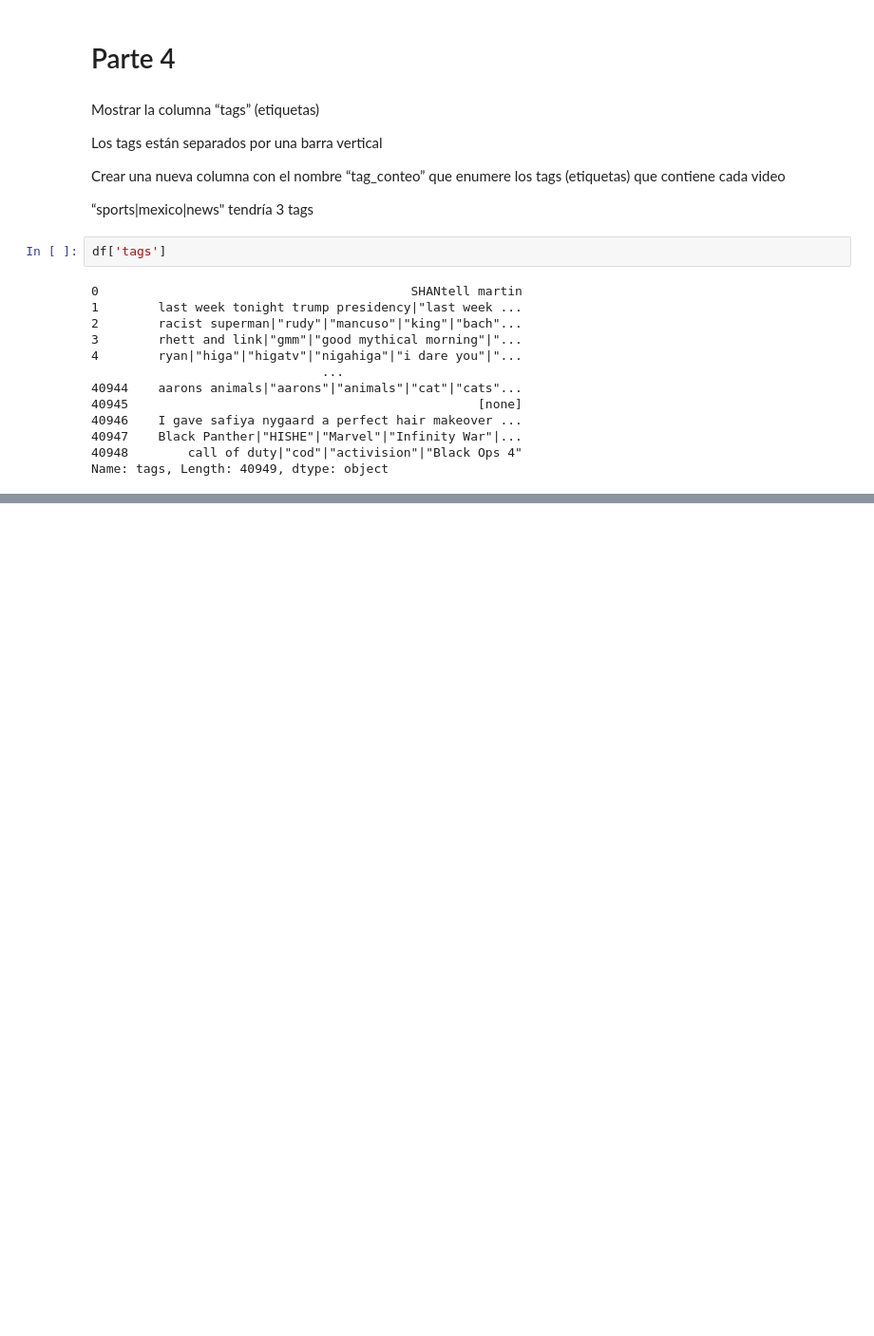
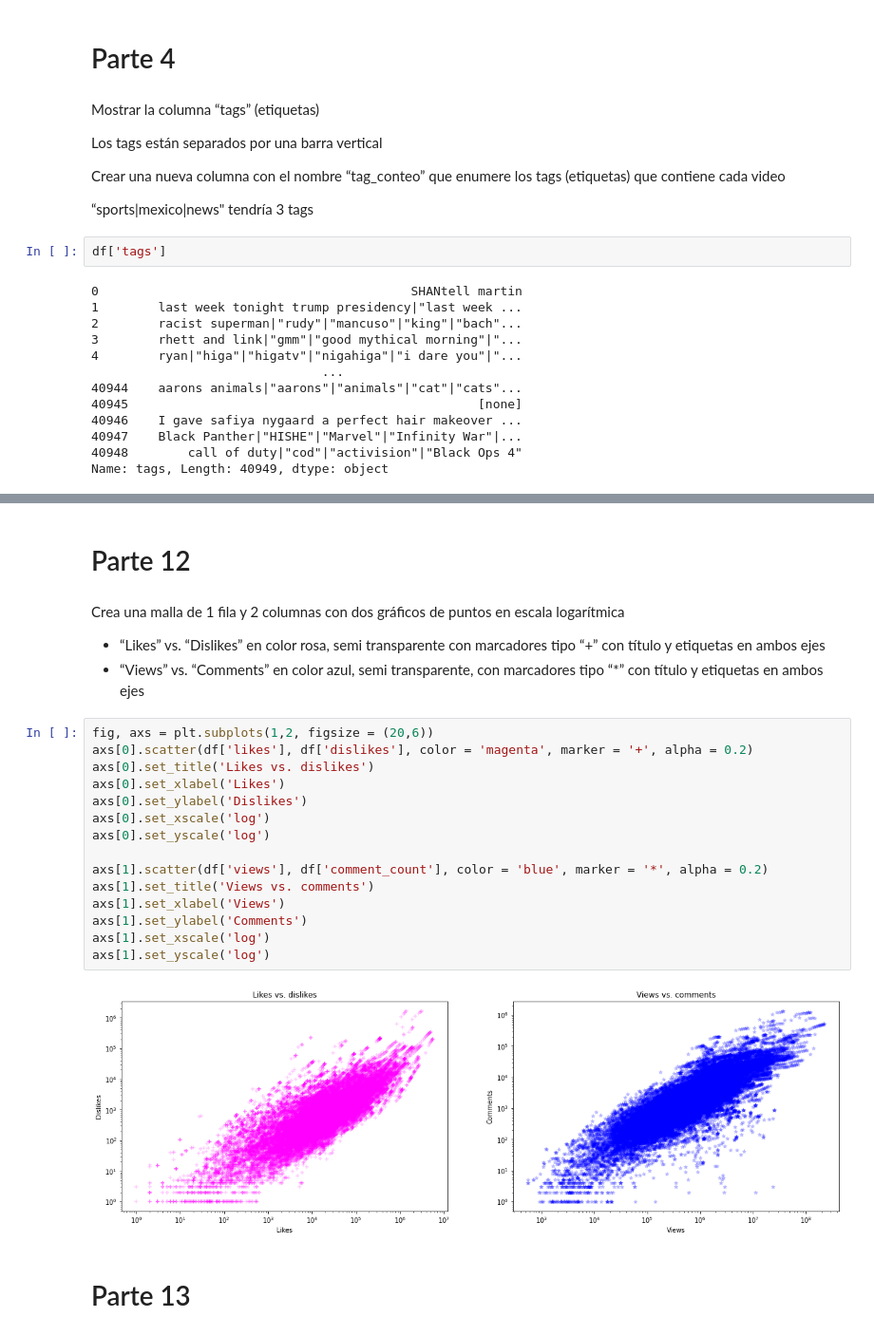
Before and after one commit to missnatitties/Actividades-PDL, a Jupyter notebook: Actividad - Visualización Case Study.ipynb, the cells around one changed output, grey strips where cells are left out. Shown at 95% size. Cells and saved outputs as stored; diff of their text form; blank space fills up the shorter version.

```diff
--- a/Actividad - Visualización Case Study.ipynb
+++ b/Actividad - Visualización Case Study.ipynb
@@ -131,0 +307,25 @@ df.head()
+# %% [markdown]
+# Parte 12
+# %% [markdown]
+Crea una malla de 1 fila y 2 columnas con dos gráficos de puntos en escala logarítmica
+- “Likes” vs. “Dislikes” en color rosa, semi transparente con marcadores tipo “+” con título y etiquetas en ambos ejes
+- “Views” vs. “Comments” en color azul, semi transparente, con marcadores tipo “*” con título y etiquetas en ambos ejes
+# %%
+fig, axs = plt.subplots(1,2, figsize = (20,6))
+axs[0].scatter(df['likes'], df['dislikes'], color = 'magenta', marker = '+', alpha = 0.2)
+axs[0].set_title('Likes vs. dislikes')
+axs[0].set_xlabel('Likes')
+axs[0].set_ylabel('Dislikes')
+axs[0].set_xscale('log')
+axs[0].set_yscale('log')
+
+axs[1].scatter(df['views'], df['comment_count'], color = 'blue', marker = '*', alpha = 0.2)
+axs[1].set_title('Views vs. comments')
+axs[1].set_xlabel('Views')
+axs[1].set_ylabel('Comments')
+axs[1].set_xscale('log')
+axs[1].set_yscale('log')
+# %% [output]
+[figure, added]
+# %% [markdown]
+# Parte 13
```
Also changed, not shown: parts of 28 cells of this notebook, 1 other file.
